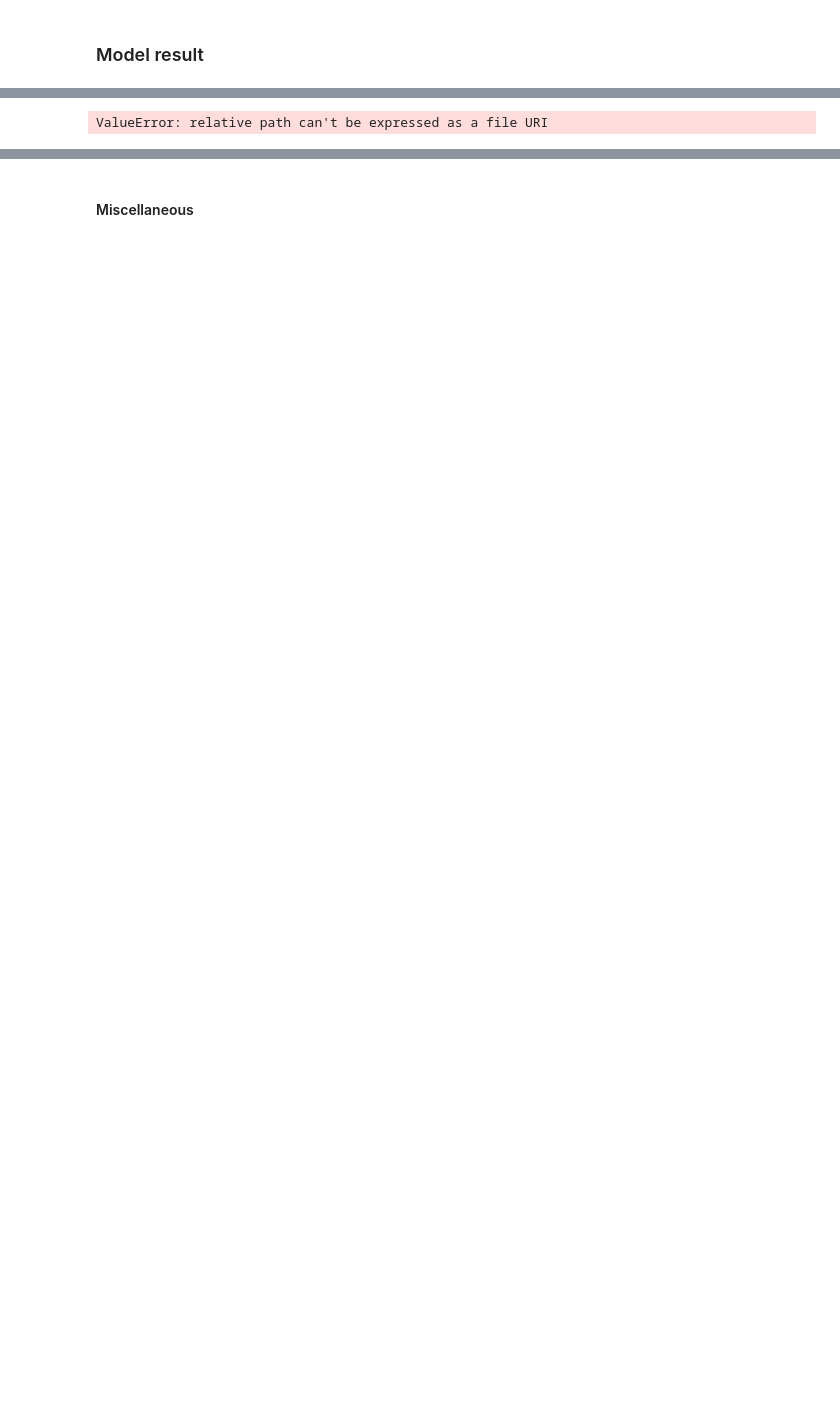
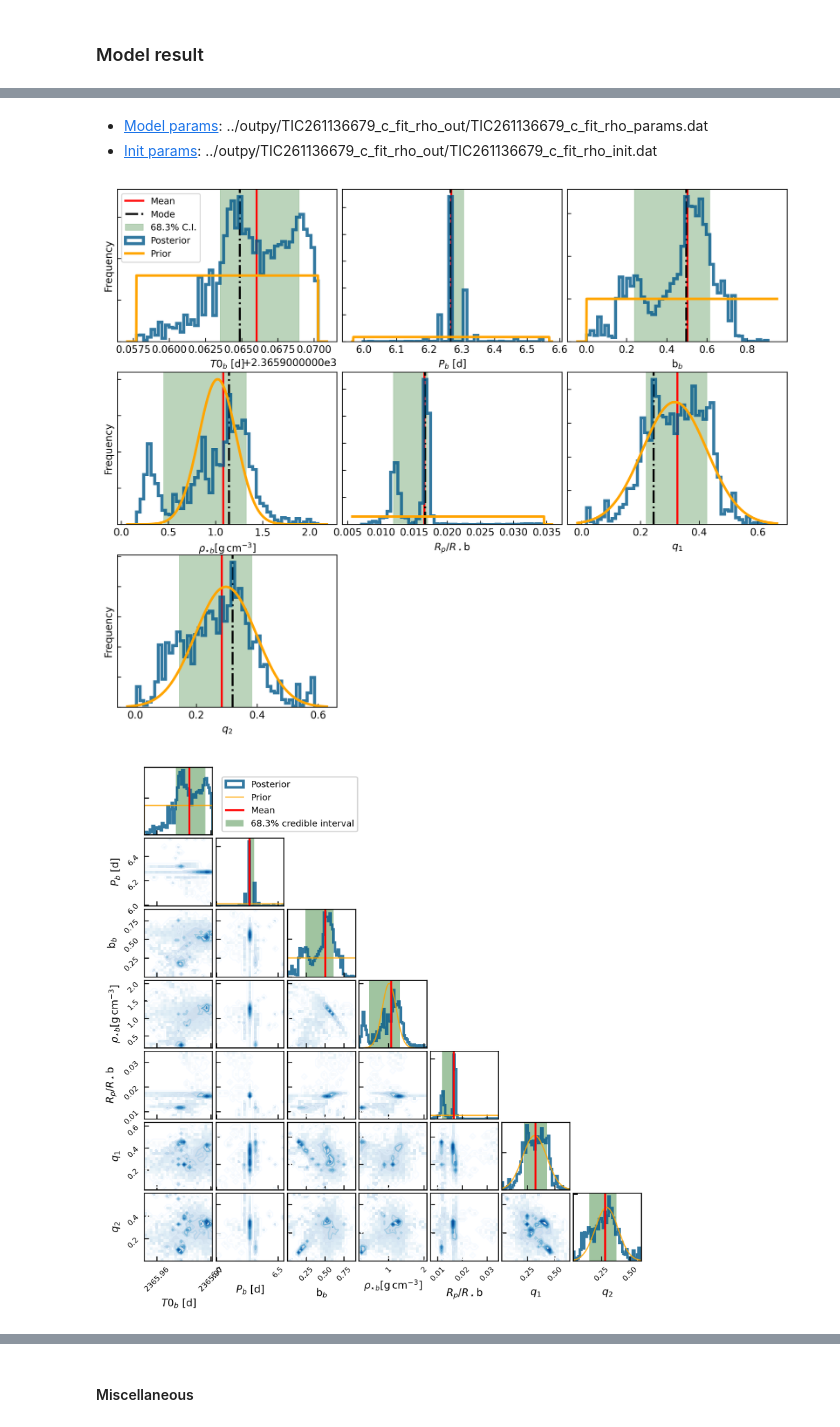
Before and after one commit to orionlee/pyaneti, a Jupyter notebook: pyaneti_extras/TIC_Pyaneti.ipynb, the cells around one changed output, grey strips where cells are left out. Saved outputs shown, nothing was run; the diff lists cells and outputs as text; code cells hidden in the pictures; blank space fills up the shorter version.

```diff
--- a/pyaneti_extras/TIC_Pyaneti.ipynb
+++ b/pyaneti_extras/TIC_Pyaneti.ipynb
@@ -242,9 +244,11 @@ Creating  outpy/TIC261136679_c_fit_rho_out/TIC261136679_c_fit_rhob_tr.pdf
 # %%
 lkep.save_params_as_txt_file(pti_env)  # for ease of sharing on Google Drive
 lkep.copy_input_fit_py_to_out_dir(pti_env)  # for ease of sharing on Google Drive
 lkep.display_model(pti_env,
-#     show_params=True, show_posterior=True, show_correlations=True, show_transits=True, show_lightcurve=True, show_chains=False)
-    show_params=True, show_posterior=False, show_correlations=False, show_transits=False, show_lightcurve=False, show_chains=False)
+    show_params=True, show_posterior=True, show_correlations=True, show_transits=True, show_lightcurve=True, show_chains=False)
 # %% [output]
 Model for TIC261136679_c_fit_rho (documentation)
-ValueError: relative path can't be expressed as a file URI
+Model params: ../outpy/TIC261136679_c_fit_rho_out/TIC261136679_c_fit_rho_params.dat
+Init params: ../outpy/TIC261136679_c_fit_rho_out/TIC261136679_c_fit_rho_init.dat
+[figure, added]
+[figure, added]
```
Also changed, not shown: parts of 6 cells of this notebook, 1 other file.
